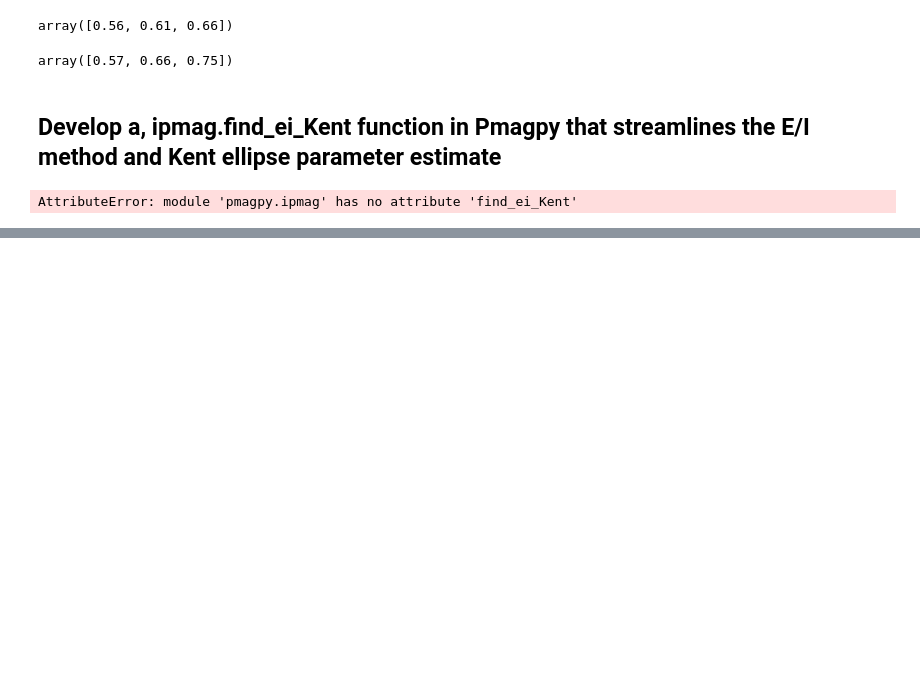
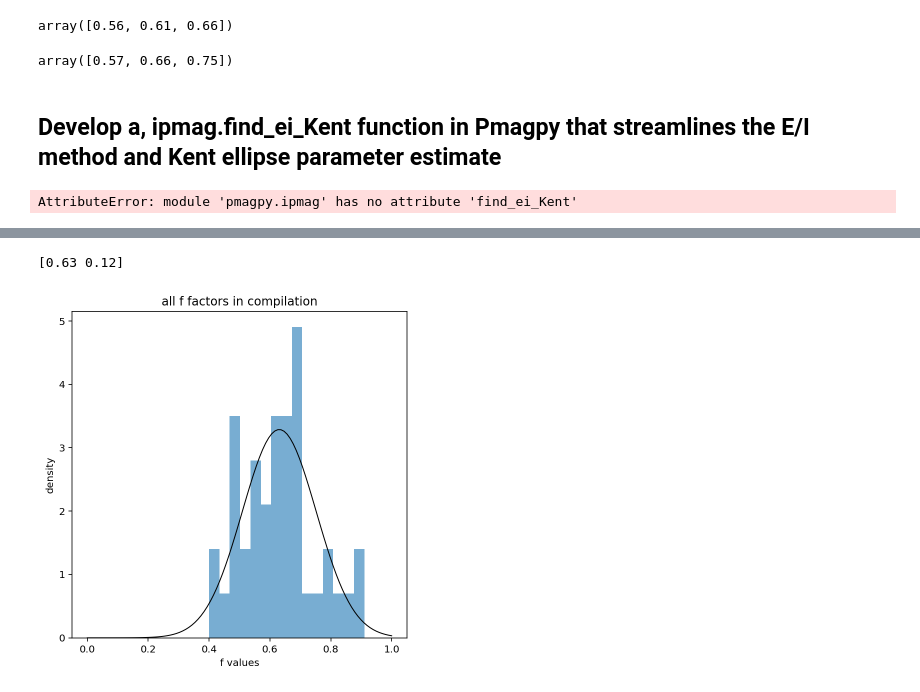
Before and after one commit to Swanson-Hysell-Group/Inclination_Shallowing, a Jupyter notebook: code/Notebooks/Cutface_pmag.ipynb, the cells around one changed output, grey strips where cells are left out. Drawn from its saved outputs; the diff is of its cells as text; code cells hidden in the pictures; blank space fills up the shorter version.

Commit message:
update cutface_pmag notebook with Dario's compilation

```diff
--- a/code/Notebooks/Cutface_pmag.ipynb
+++ b/code/Notebooks/Cutface_pmag.ipynb
@@ -1132,0 +1136,3 @@ AttributeError: module 'pmagpy.ipmag' has no attribute 'find_ei_Kent'
+# %%
+f_compilation = pd.read_csv('../../data/data_compiled/f_factor_compilation.csv')
+f_compilation.head()
@@ -1132,0 +1149,17 @@ AttributeError: module 'pmagpy.ipmag' has no attribute 'find_ei_Kent'
+# %%
+plt.figure(figsize=(6,6))
+f_compilation['f'].hist(bins=15, grid=0, alpha=0.6, density=1)
+
+all_mu, all_std = norm.fit(f_compilation['f'].tolist())
+all_x = np.linspace(0,1, 100)
+all_p = norm.pdf(all_x, all_mu, all_std)
+print(np.round([all_mu, all_std],2))
+plt.plot(all_x, all_p, 'k', linewidth=1)
+
+plt.xlabel('f values')
+plt.ylabel('density')
+plt.title('all f factors in compilation')
+plt.show()
+# %% [output]
+[0.63 0.12]
+[figure, added]
```
Also changed, not shown: parts of 16 cells of this notebook.
